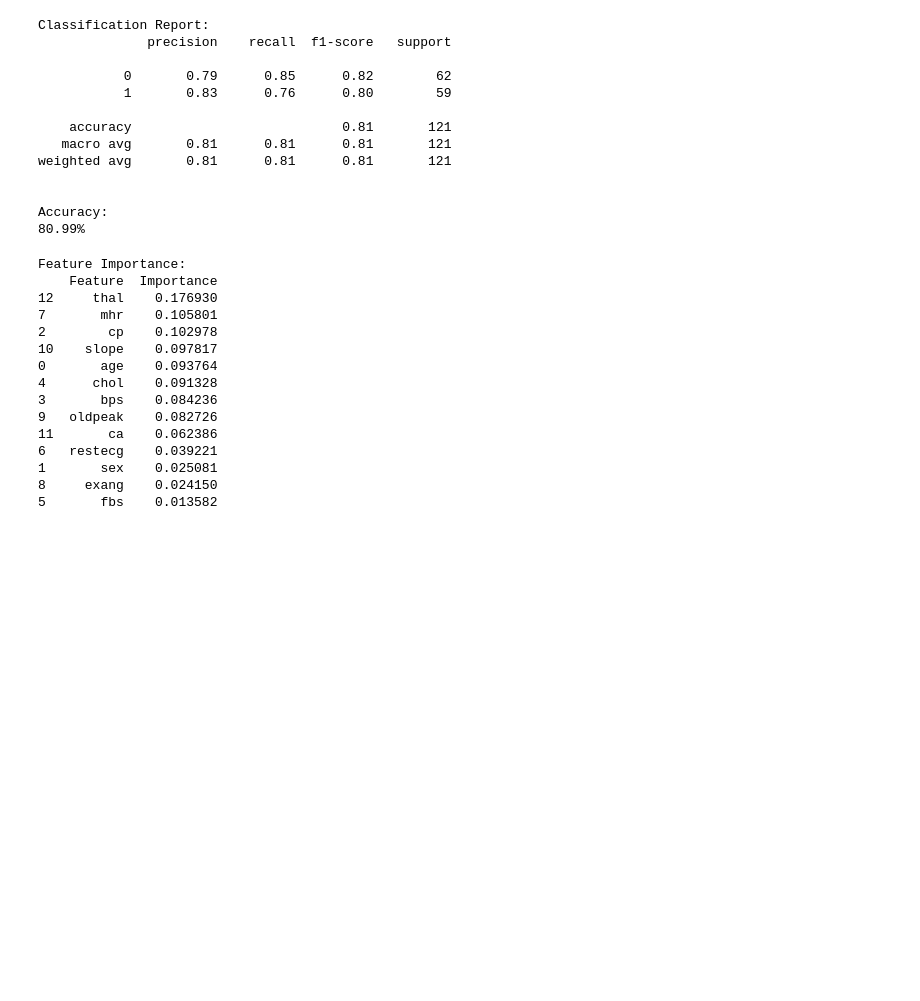
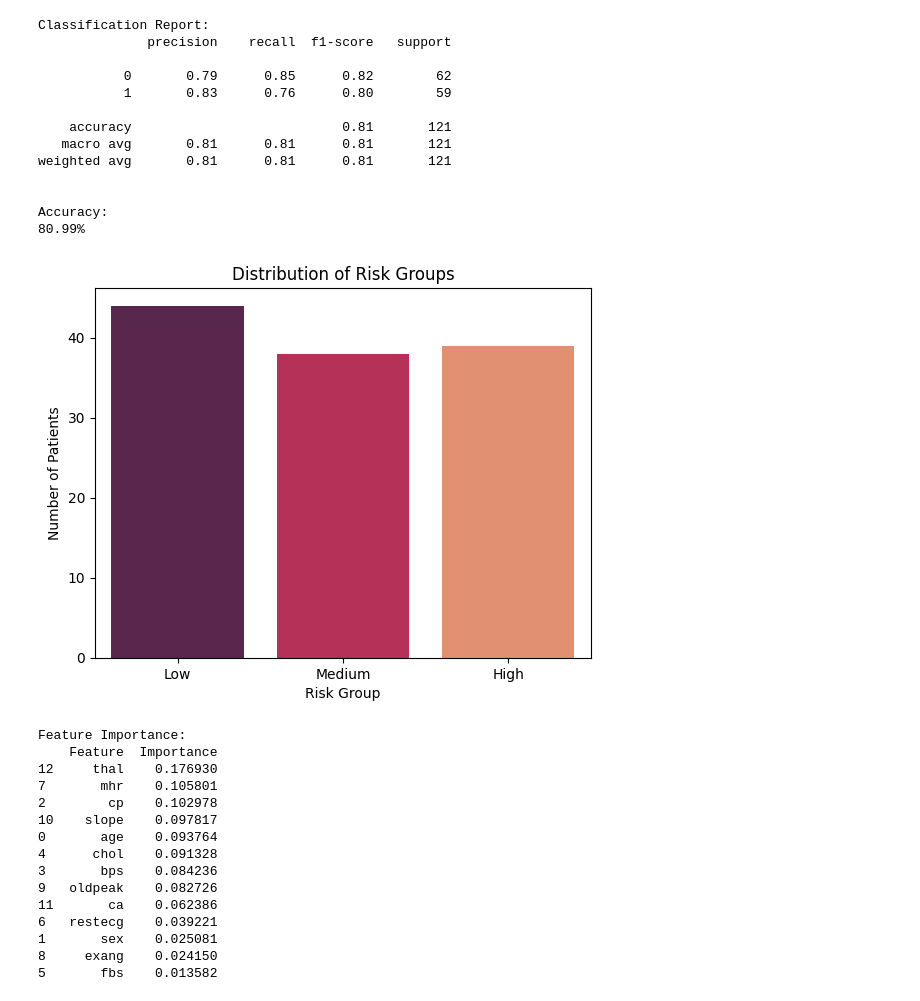
Before and after one commit to agakshita5/heartBuddy, a Jupyter notebook: hd_risk.ipynb, the cells around one changed output. Saved outputs shown, nothing was run; the diff lists cells and outputs as text; code cells hidden in the pictures; blank space fills up the shorter version.

Commit message:
Kaggle Notebook | hd_risk | 3

```diff
--- a/hd_risk.ipynb
+++ b/hd_risk.ipynb
@@ -130,6 +130,16 @@ for prob in y_prob:
         risk_groups.append('Medium')
     else:
         risk_groups.append('High')
+# %%
+# Plot risk distribution
+
+sn.countplot(x=risk_groups, order=['Low', 'Medium', 'High'], palette='rocket')
+plt.title('Distribution of Risk Groups')
+plt.xlabel('Risk Group')
+plt.ylabel('Number of Patients')
+plt.show()
+# %% [output]
+[figure, added]
 # %%
 # Feature importance
 feature_importance = pd.DataFrame({
```
